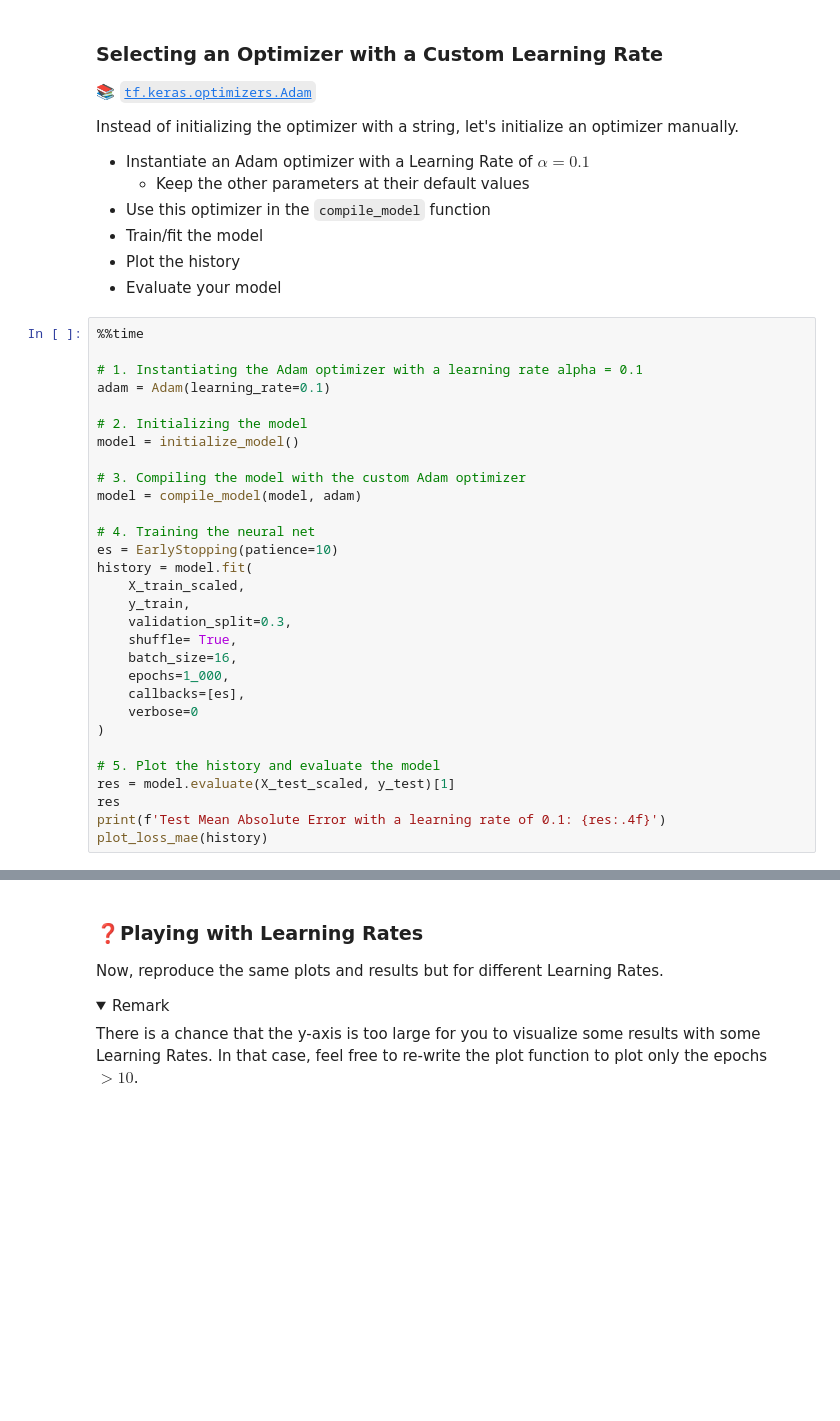
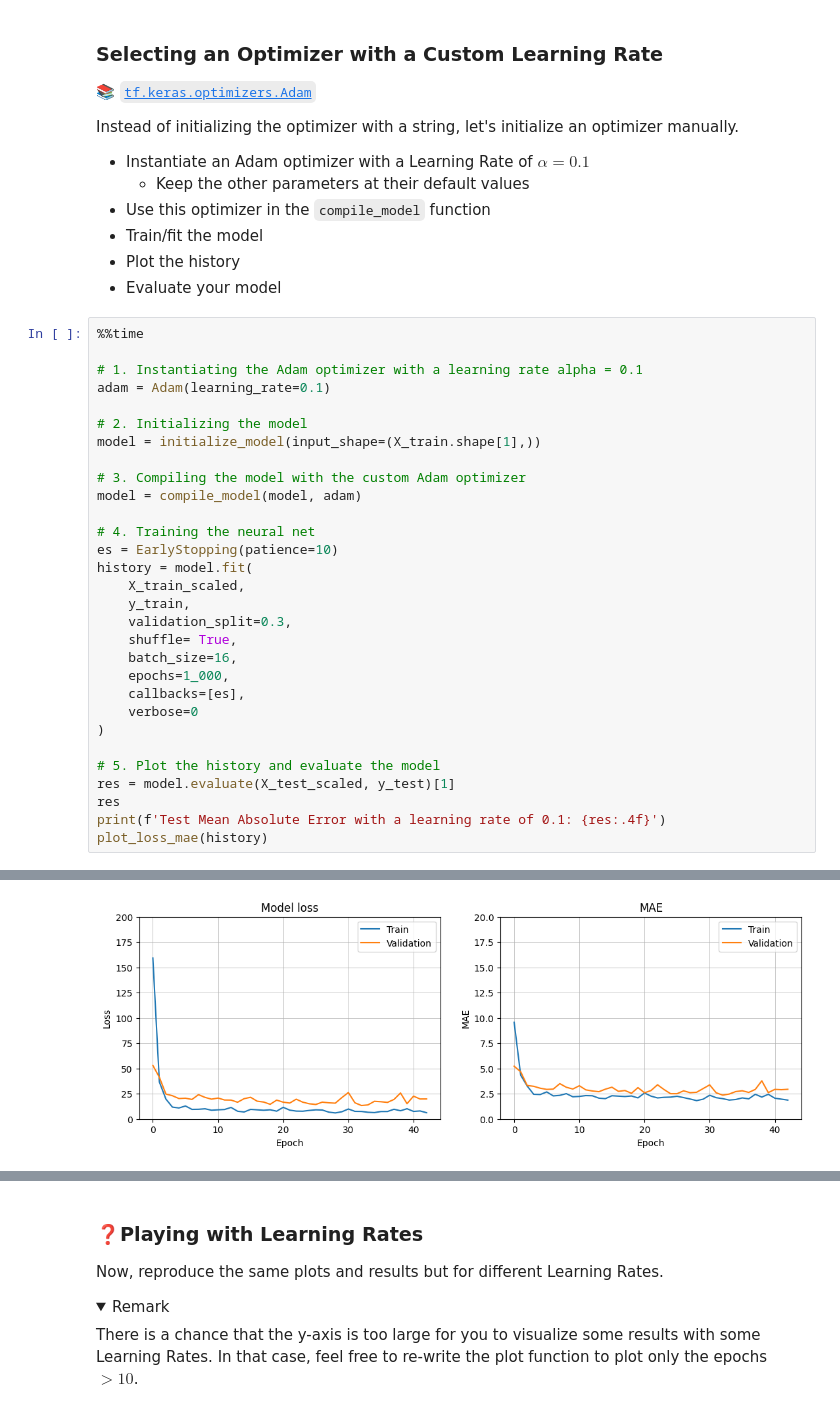
Before and after one commit to saranjthilak/data-finetune-your-neural-network, a Jupyter notebook: Finetune-and-save-your-neural-network.ipynb, the cells around one changed output, grey strips where cells are left out. Drawn from its saved outputs; the diff is of its cells as text; folded sections open; blank space fills up the shorter version.

```diff
--- a/Finetune-and-save-your-neural-network.ipynb
+++ b/Finetune-and-save-your-neural-network.ipynb
@@ -311,7 +529,7 @@ Instead of initializing the optimizer with a string, let's initialize an optimiz
 adam = Adam(learning_rate=0.1)
 
 # 2. Initializing the model
-model = initialize_model()
+model = initialize_model(input_shape=(X_train.shape[1],))
 
 # 3. Compiling the model with the custom Adam optimizer
 model = compile_model(model, adam)
@@ -334,3 +552,4 @@ res = model.evaluate(X_test_scaled, y_test)[1]
 res
 print(f'Test Mean Absolute Error with a learning rate of 0.1: {res:.4f}')
 plot_loss_mae(history)
+# %% [output]
@@ -336,0 +558 @@ plot_loss_mae(history)
+[figure, added]
```
Also changed, not shown: parts of 38 cells of this notebook, 2 other files.
